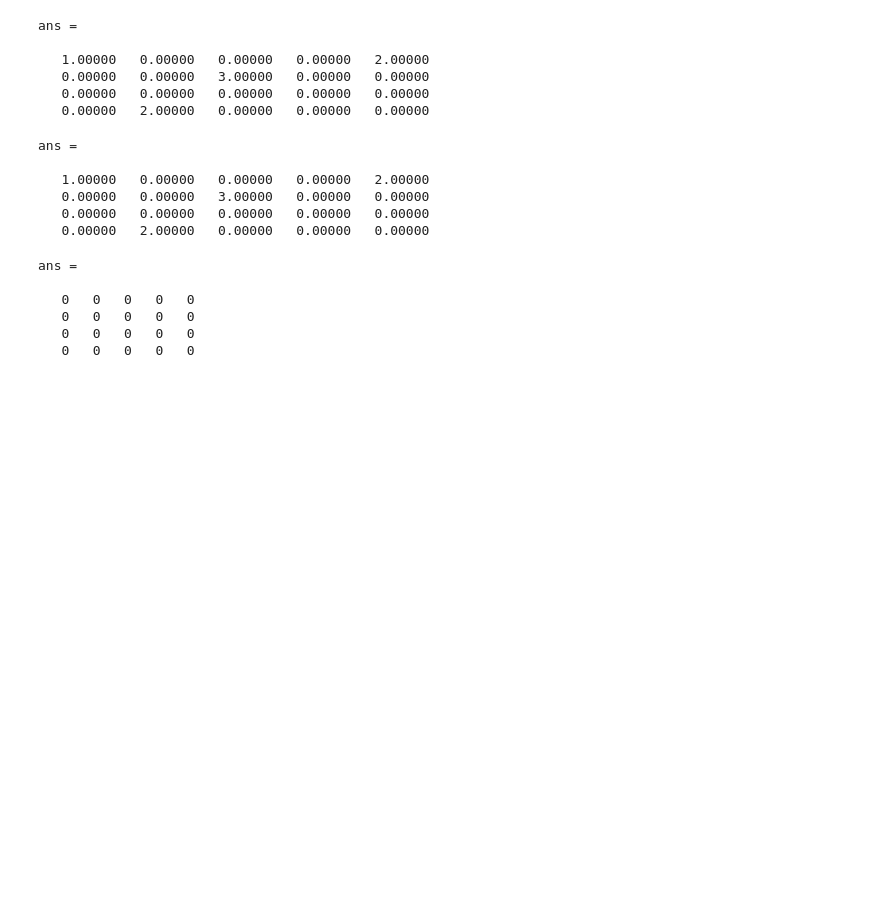
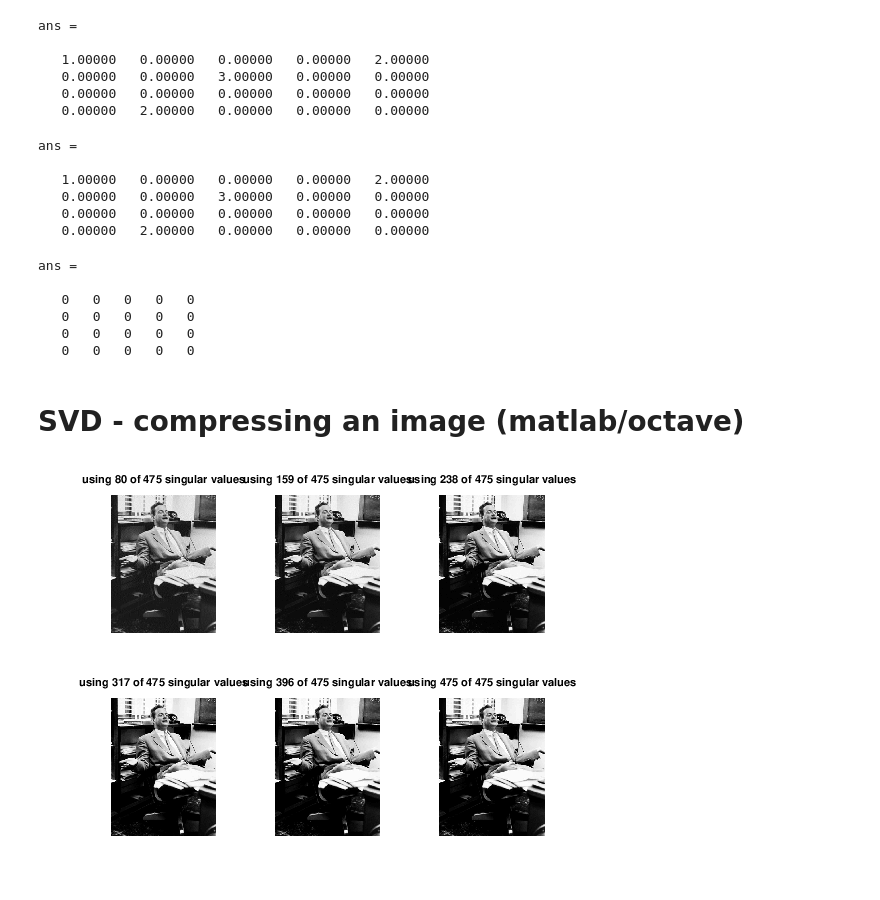
Before and after one commit to tschibu/hslu-imath-exercises, a Jupyter notebook: Week_03/Slides_03.ipynb, the cells around one changed output. Drawn from its saved outputs; the diff is of its cells as text; code cells hidden in the pictures; blank space fills up the shorter version.

Commit message:
SVD - compressing an image (matlab/octave)

```diff
--- a/Week_03/Slides_03.ipynb
+++ b/Week_03/Slides_03.ipynb
@@ -153,3 +153,22 @@ ans =
    0   0   0   0   0
    0   0   0   0   0
    0   0   0   0   0
+# %% [markdown]
+# SVD - compressing an image (matlab/octave)
+# %%
+A = imread("data/Feynman_Orig.png");
+A = A(:,:,1);
+A = double(A);
+rkA = rank(A);
+[U, SIGMA, V] = svd(A);
+figure, hold on
+for i = 1:6
+    subplot (2,3,i)
+    k = ceil(i*rkA /6);
+    imshow(U(: ,1:k)* SIGMA (1:k ,1:k)*V(: ,1:k)',[])
+    str=sprintf('using %d of %d singular values',k,rkA);
+    title(str)
+end
+hold off
+# %% [output]
+[figure, added]
```
Also changed, not shown: parts of 1 cell of this notebook, 1 other file.
